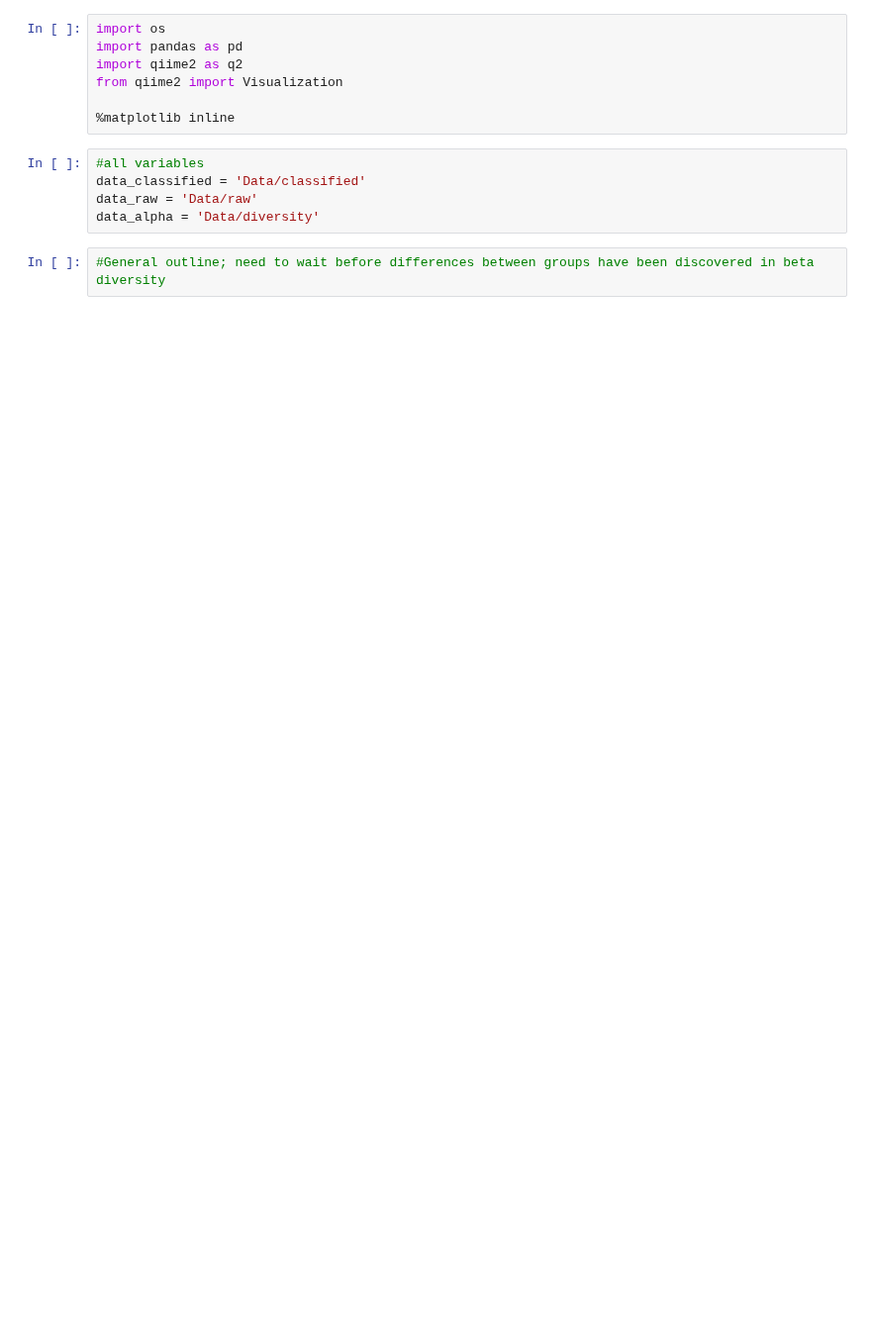
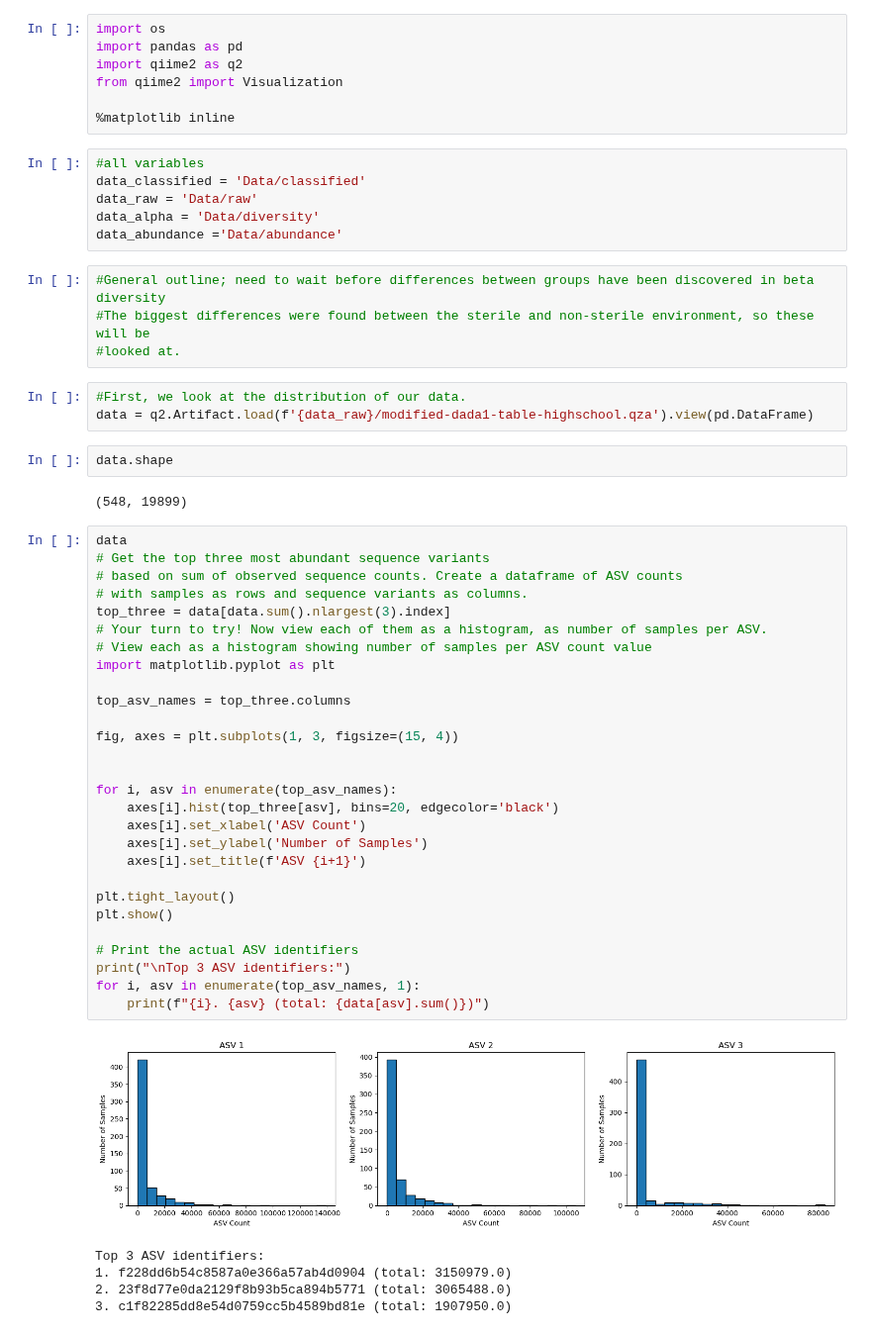
Before and after one commit to ninaaa-a/FermentYOU, a Jupyter notebook: Differential abundance.ipynb, the cells around one changed output. Shown at 99% size. Saved outputs shown, nothing was run; the diff lists cells and outputs as text; blank space fills up the shorter version.

Commit message:
Differential abundance first steps

```diff
--- a/Differential abundance.ipynb
+++ b/Differential abundance.ipynb
@@ -10,6 +10,50 @@ from qiime2 import Visualization
 data_classified = 'Data/classified'
 data_raw = 'Data/raw'
 data_alpha = 'Data/diversity'
+data_abundance ='Data/abundance'
 # %%
 #General outline; need to wait before differences between groups have been discovered in beta diversity
+#The biggest differences were found between the sterile and non-sterile environment, so these will be
+#looked at.
+# %%
+#First, we look at the distribution of our data.
+data = q2.Artifact.load(f'{data_raw}/modified-dada1-table-highschool.qza').view(pd.DataFrame)
+# %%
+data.shape
+# %% [output]
+(548, 19899)
+# %%
+data
+# Get the top three most abundant sequence variants
+# based on sum of observed sequence counts. Create a dataframe of ASV counts
+# with samples as rows and sequence variants as columns.
+top_three = data[data.sum().nlargest(3).index]
+# Your turn to try! Now view each of them as a histogram, as number of samples per ASV.
+# View each as a histogram showing number of samples per ASV count value
+import matplotlib.pyplot as plt
+
+top_asv_names = top_three.columns
+
+fig, axes = plt.subplots(1, 3, figsize=(15, 4))
+
+
+for i, asv in enumerate(top_asv_names):
+    axes[i].hist(top_three[asv], bins=20, edgecolor='black')
+    axes[i].set_xlabel('ASV Count')
+    axes[i].set_ylabel('Number of Samples')
+    axes[i].set_title(f'ASV {i+1}')
+
+plt.tight_layout()
+plt.show()
+
+# Print the actual ASV identifiers
+print("\nTop 3 ASV identifiers:")
+for i, asv in enumerate(top_asv_names, 1):
+    print(f"{i}. {asv} (total: {data[asv].sum()})")
+# %% [output]
+[figure, added]
+Top 3 ASV identifiers:
+1. f228dd6b54c8587a0e366a57ab4d0904 (total: 3150979.0)
+2. 23f8d77e0da2129f8b93b5ca894b5771 (total: 3065488.0)
+3. c1f82285dd8e54d0759cc5b4589bd81e (total: 1907950.0)
 # %%
```
Also changed, not shown: parts of 11 cells of this notebook.
